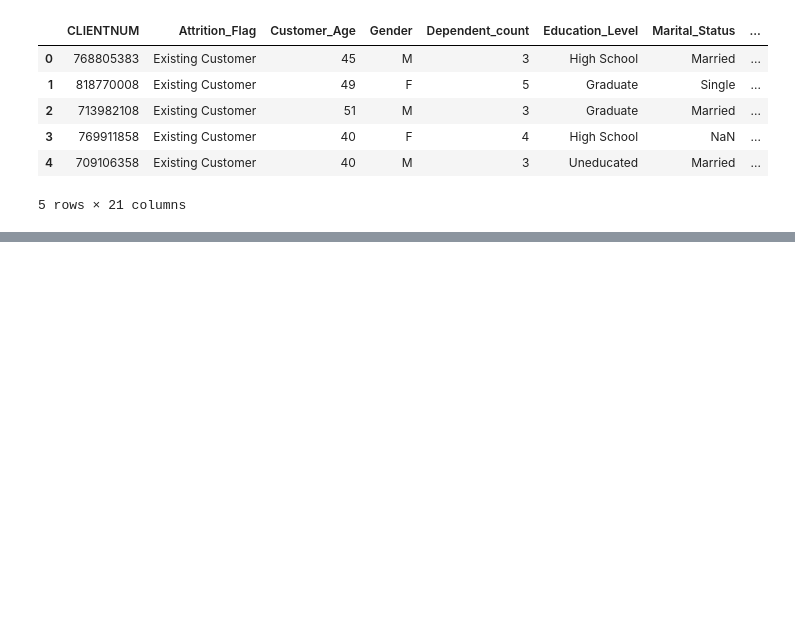
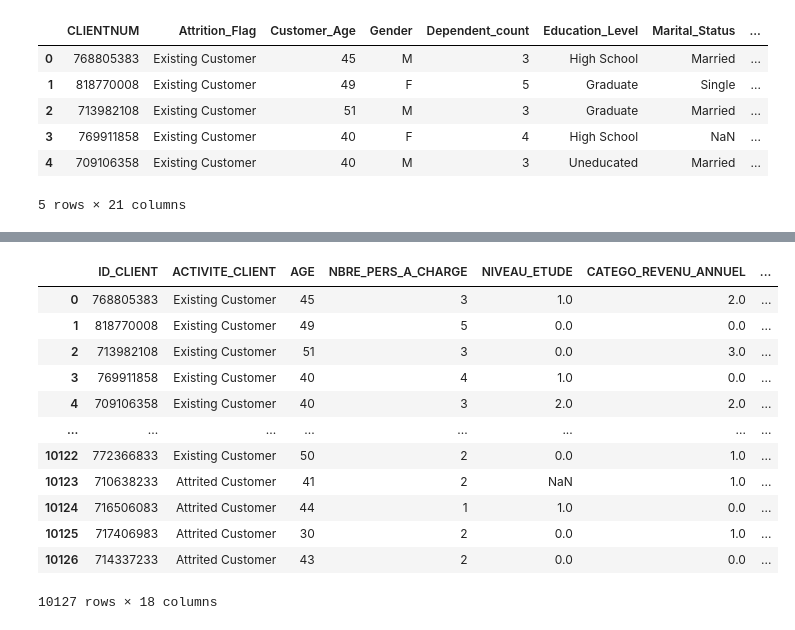
Before and after one commit to DOMINIQUE123-hub/projet_desabonnement, a Jupyter notebook: DESABONNEMENT DE CLIENTS-checkpoint.ipynb, the cells around one changed output, grey strips where cells are left out. Drawn from its saved outputs; the diff is of its cells as text; code cells hidden in the pictures; blank space fills up the shorter version.

```diff
--- a/DESABONNEMENT DE CLIENTS-checkpoint.ipynb
+++ b/DESABONNEMENT DE CLIENTS-checkpoint.ipynb
@@ -84,2 +55,0 @@ Name: ACTIVITE_CLIENT, dtype: int64
-# %%
-data['ACTIVITE_CLIENT'].replace(['Existing Customer', 'Attrited Customer'], ['compte_existant', 'compte_fermé'], inplace = True)
@@ -192,0 +56,3 @@ df.head()
+# %%
+data['CATEGO_REVENU_ANNUEL'].replace(['Less than $40K', '$40K - $60K', '$60K - $80K', '$80K - $120K', '$120K +'], [0, 1, 2, 3, 4], inplace = True)
+data['NIVEAU_ETUDE'].replace(['Graduate', 'High School', 'Uneducated', 'College', 'Post-Graduate', 'Doctorate'], [0, 1, 2, 3, 4, 5], inplace = True)
@@ -192,0 +72,18 @@ df.head()
+# %%
+data.drop(['SEXE','STATUT_MATRI', 'TYPE_DE_CARTE'], axis = 1, inplace = True)
+# %%
+data
+# %% [output]
+|  | ID_CLIENT | ACTIVITE_CLIENT | AGE | NBRE_PERS_A_CHARGE | NIVEAU_ETUDE | CATEGO_REVENU_ANNUEL | ... |
+| 0 | 768805383 | Existing Customer | 45 | 3 | 1.0 | 2.0 | ... |
+| 1 | 818770008 | Existing Customer | 49 | 5 | 0.0 | 0.0 | ... |
+| 2 | 713982108 | Existing Customer | 51 | 3 | 0.0 | 3.0 | ... |
+| 3 | 769911858 | Existing Customer | 40 | 4 | 1.0 | 0.0 | ... |
+| 4 | 709106358 | Existing Customer | 40 | 3 | 2.0 | 2.0 | ... |
+| ... | ... | ... | ... | ... | ... | ... | ... |
+| 10122 | 772366833 | Existing Customer | 50 | 2 | 0.0 | 1.0 | ... |
+| 10123 | 710638233 | Attrited Customer | 41 | 2 | NaN | 1.0 | ... |
+| 10124 | 716506083 | Attrited Customer | 44 | 1 | 1.0 | 0.0 | ... |
+| 10125 | 717406983 | Attrited Customer | 30 | 2 | 0.0 | 1.0 | ... |
+| 10126 | 714337233 | Attrited Customer | 43 | 2 | 0.0 | 0.0 | ... |
+10127 rows × 18 columns
```
Also changed, not shown: parts of 45 cells of this notebook.
